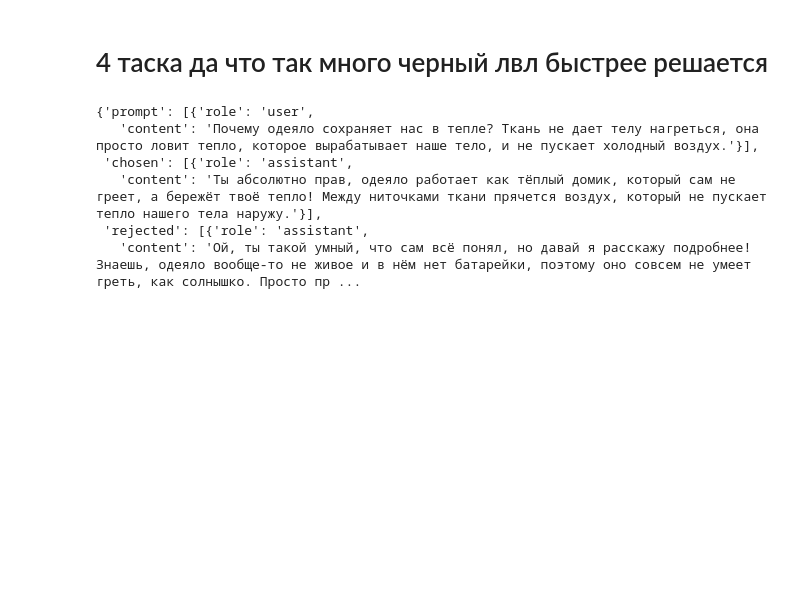
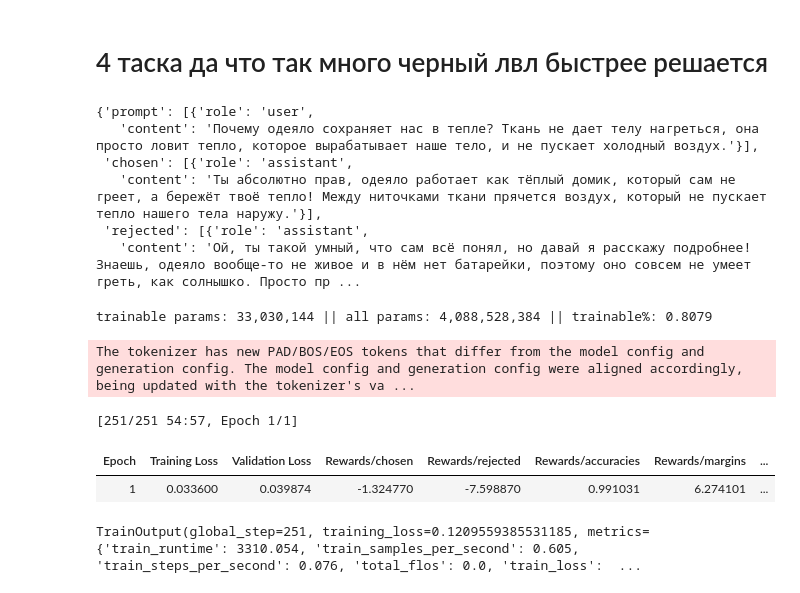
Before and after one commit to Lambdaderta/cu-red-stepa-ai, a Jupyter notebook: cu_red_task.ipynb, the cells around one changed output. Drawn from its saved outputs; the diff is of its cells as text; code cells hidden in the pictures; blank space fills up the shorter version.

```diff
--- a/cu_red_task.ipynb
+++ b/cu_red_task.ipynb
@@ -818,0 +847,27 @@ quality_train[0]
+# %%
+from peft import (
+    PeftModel,
+    prepare_model_for_kbit_training,
+)
+
+quality_model = PeftModel.from_pretrained(
+    base_model,
+    DPO_STYLE_PATH,
+    adapter_name="default",
+    is_trainable=True,
+)
+# %%
+quality_model.load_adapter(
+    DPO_STYLE_PATH,
+    adapter_name="reference",
+    is_trainable=False,
+)
+
+quality_model.set_adapter("default")
+quality_model.config.use_cache = False
+
+quality_model.print_trainable_parameters()
+# %% [output]
+trainable params: 33,030,144 || all params: 4,088,528,384 || trainable%: 0.8079
+# %%
+tokenizer.padding_side = "left"
@@ -818,0 +918,20 @@ quality_train[0]
+# %%
+quality_trainer = DPOTrainer(
+    model=quality_model,
+    ref_model=None,
+
+    args=quality_args,
+
+    train_dataset=quality_train,
+    eval_dataset=quality_val,
+
+    processing_class=tokenizer,
+)
+# %%
+quality_trainer.train()
+# %% [output]
+The tokenizer has new PAD/BOS/EOS tokens that differ from the model config and generation config. The model config and generation config were aligned accordingly, being updated with the tokenizer's va ...
+[251/251 54:57, Epoch 1/1]
+| Epoch | Training Loss | Validation Loss | Rewards/chosen | Rewards/rejected | Rewards/accuracies | Rewards/margins | ... |
+| 1 | 0.033600 | 0.039874 | -1.324770 | -7.598870 | 0.991031 | 6.274101 | ... |
+TrainOutput(global_step=251, training_loss=0.1209559385531185, metrics={'train_runtime': 3310.054, 'train_samples_per_second': 0.605, 'train_steps_per_second': 0.076, 'total_flos': 0.0, 'train_loss':  ...
```
Also changed, not shown: parts of 6 cells of this notebook.
